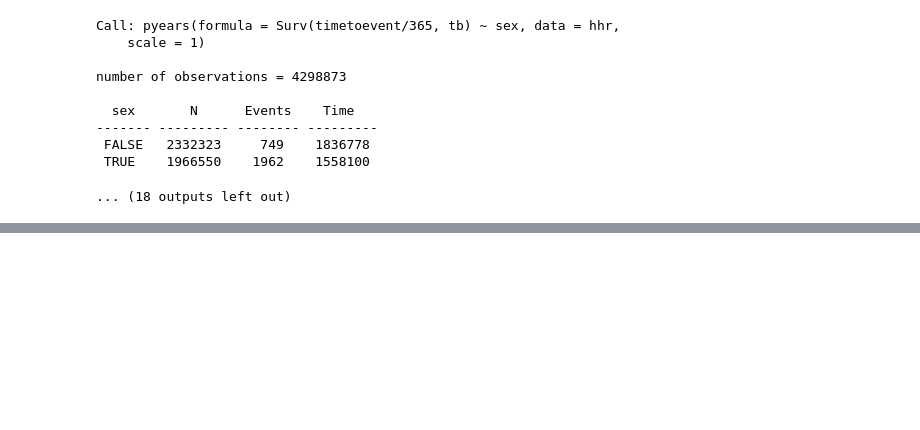
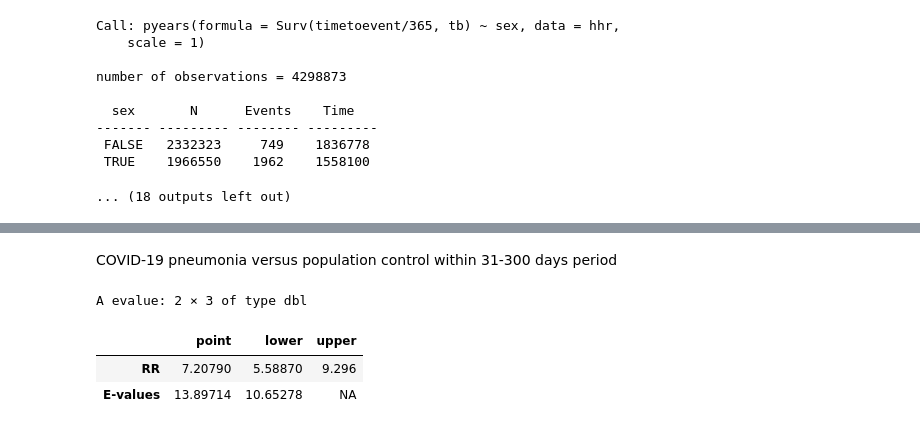
Before and after one commit to ponlagrit/covid_tb, a Jupyter notebook: dynamic_cohort_analysis.ipynb, the cells around one changed output, grey strips where cells are left out. Cells and saved outputs as stored; diff of their text form; code cells hidden in the pictures; blank space fills up the shorter version.

```diff
--- a/dynamic_cohort_analysis.ipynb
+++ b/dynamic_cohort_analysis.ipynb
@@ -1278,0 +1320,9 @@ number of observations = 4298873
+# %% [markdown]
+COVID-19 pneumonia versus population control within 31-300 days period
+# %%
+evalues.HR(7.2079, 5.5887, 9.296, rare = TRUE)
+# %% [output]
+A evalue: 2 × 3 of type dbl
+|  | point | lower | upper |
+| RR | 7.20790 | 5.58870 | 9.296 |
+| E-values | 13.89714 | 10.65278 | NA |
```
Also changed, not shown: parts of 7 cells of this notebook.
